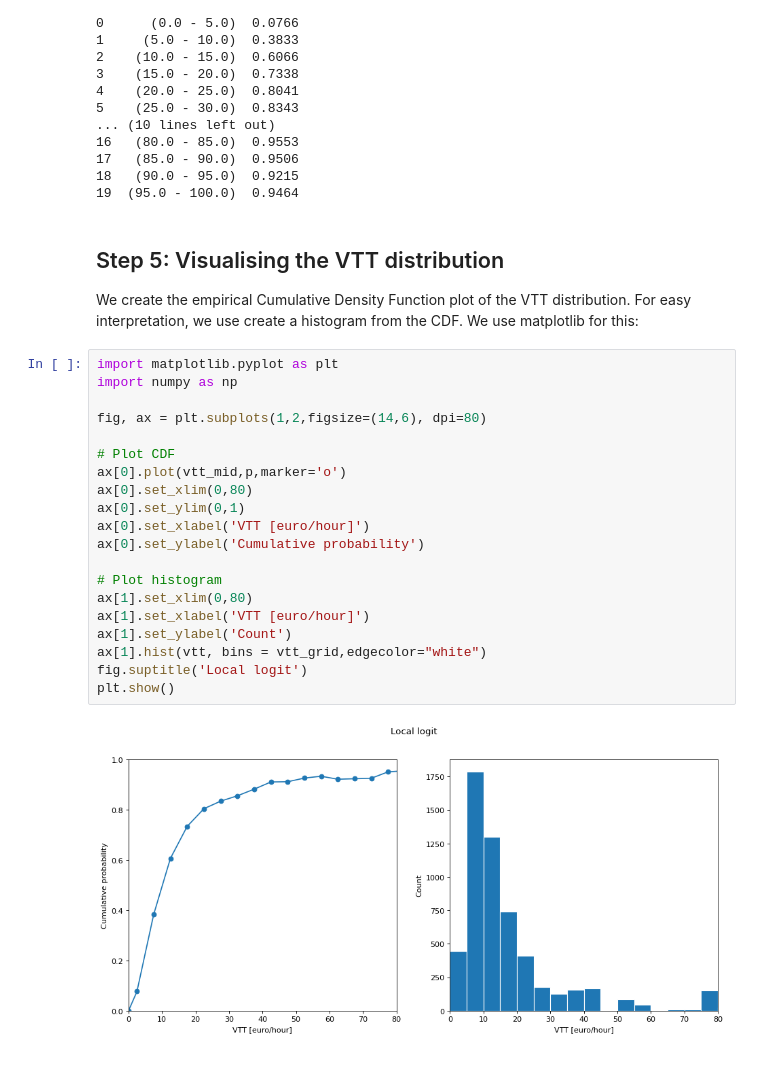
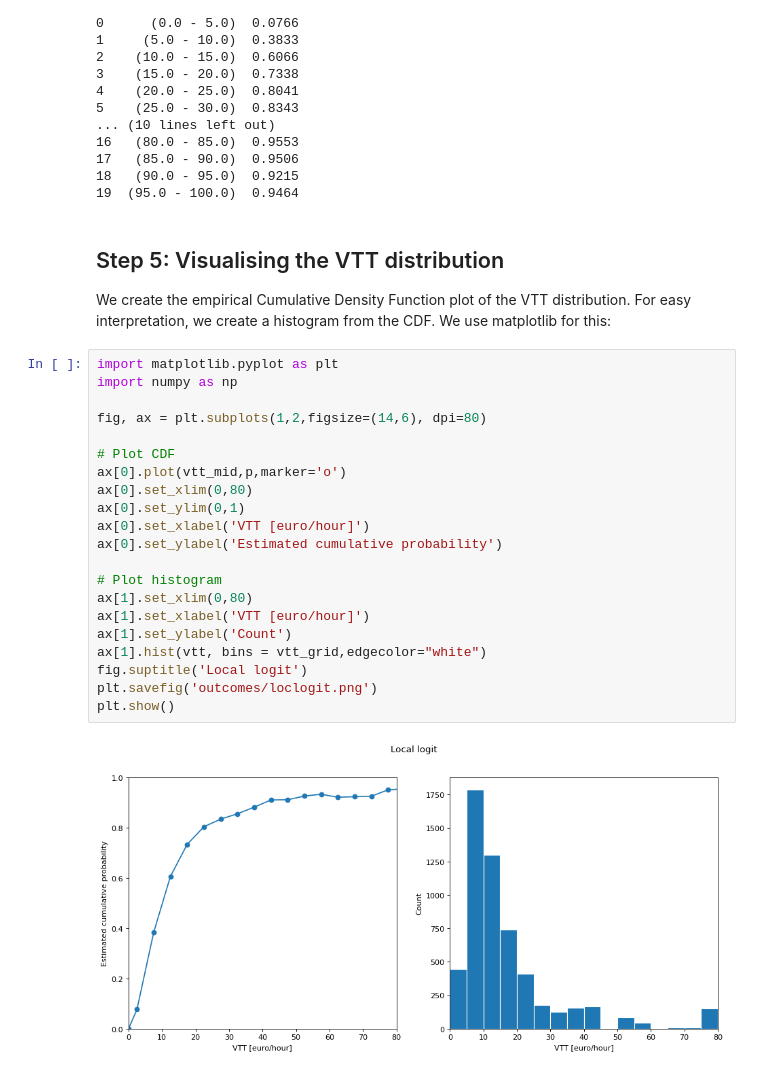
Before and after one commit to ighdez/py-np4vtt, a Jupyter notebook: examples/loclogit.ipynb, the cells around one changed output. Drawn from its saved outputs; the diff is of its cells as text.

```diff
--- a/examples/loclogit.ipynb
+++ b/examples/loclogit.ipynb
@@ -174,27 +174,28 @@ Estimated Cumulative probability:
 # %% [markdown]
 ## Step 5: Visualising the VTT distribution
 
-We create the empirical Cumulative Density Function plot of the VTT distribution. For easy interpretation, we use create a histogram from the CDF.
+We create the empirical Cumulative Density Function plot of the VTT distribution. For easy interpretation, we create a histogram from the CDF.
 We use matplotlib for this:
 # %%
 import matplotlib.pyplot as plt
 import numpy as np
 
 fig, ax = plt.subplots(1,2,figsize=(14,6), dpi=80)
 
 # Plot CDF
 ax[0].plot(vtt_mid,p,marker='o')
 ax[0].set_xlim(0,80)
 ax[0].set_ylim(0,1)
 ax[0].set_xlabel('VTT [euro/hour]')
-ax[0].set_ylabel('Cumulative probability')
+ax[0].set_ylabel('Estimated cumulative probability')
 
 # Plot histogram
 ax[1].set_xlim(0,80)
 ax[1].set_xlabel('VTT [euro/hour]')
 ax[1].set_ylabel('Count')
 ax[1].hist(vtt, bins = vtt_grid,edgecolor="white")
 fig.suptitle('Local logit')
+plt.savefig('outcomes/loclogit.png')
 plt.show()
 # %% [output]
-[figure, old version]
+[figure, new version]
```
Also changed, not shown: parts of 1 cell of this notebook, 12 other files.
